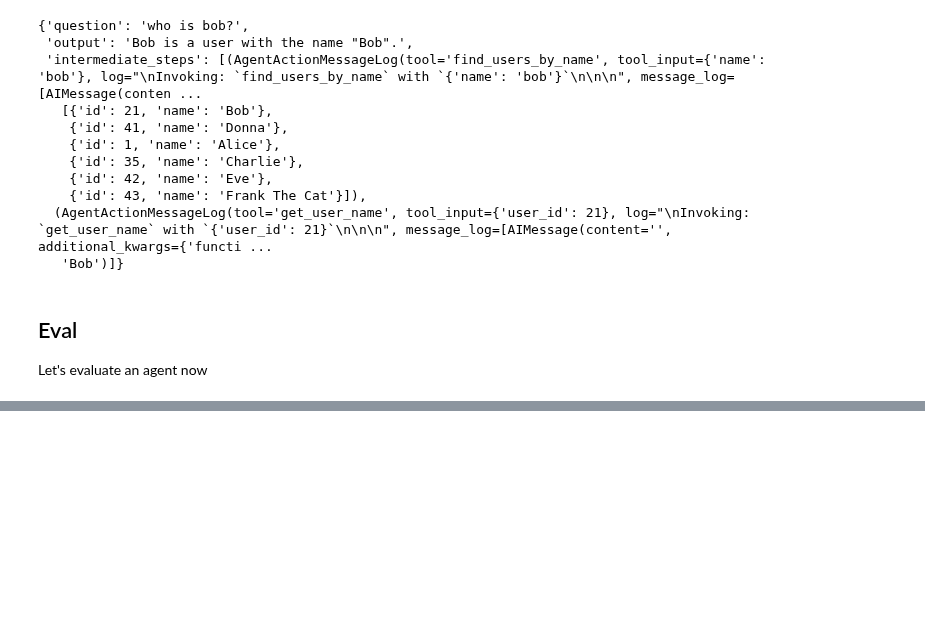
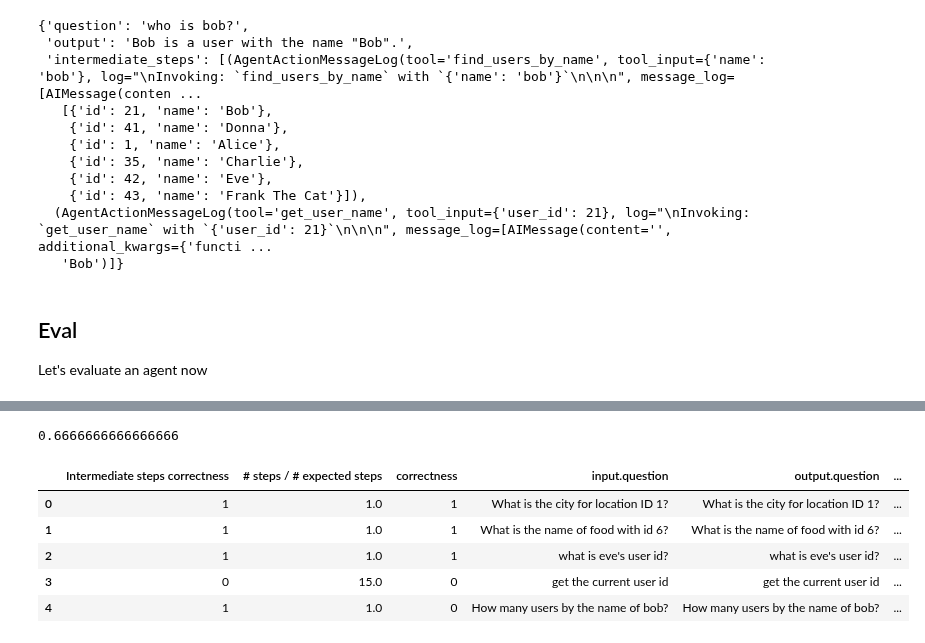
Before and after one commit to langchain-ai/langchain-benchmarks, a Jupyter notebook: docs/source/notebooks/tool_usage.ipynb, the cells around one changed output, grey strips where cells are left out. Cells and saved outputs as stored; diff of their text form; code cells hidden in the pictures; blank space fills up the shorter version.

```diff
--- a/docs/source/notebooks/tool_usage.ipynb
+++ b/docs/source/notebooks/tool_usage.ipynb
@@ -89,0 +116,4 @@ test_run = client.run_on_dataset(
+# %%
+df["correctness"].mean()
+# %% [output]
+0.6666666666666666
@@ -89,0 +123,9 @@ test_run = client.run_on_dataset(
+# %%
+df.head()
+# %% [output]
+|  | Intermediate steps correctness | # steps / # expected steps | correctness | input.question | output.question | ... |
+| 0 | 1 | 1.0 | 1 | What is the city for location ID 1? | What is the city for location ID 1? | ... |
+| 1 | 1 | 1.0 | 1 | What is the name of food with id 6? | What is the name of food with id 6? | ... |
+| 2 | 1 | 1.0 | 1 | what is eve's user id? | what is eve's user id? | ... |
+| 3 | 0 | 15.0 | 0 | get the current user id | get the current user id | ... |
+| 4 | 1 | 1.0 | 0 | How many users by the name of bob? | How many users by the name of bob? | ... |
```
Also changed, not shown: parts of 6 cells of this notebook.
